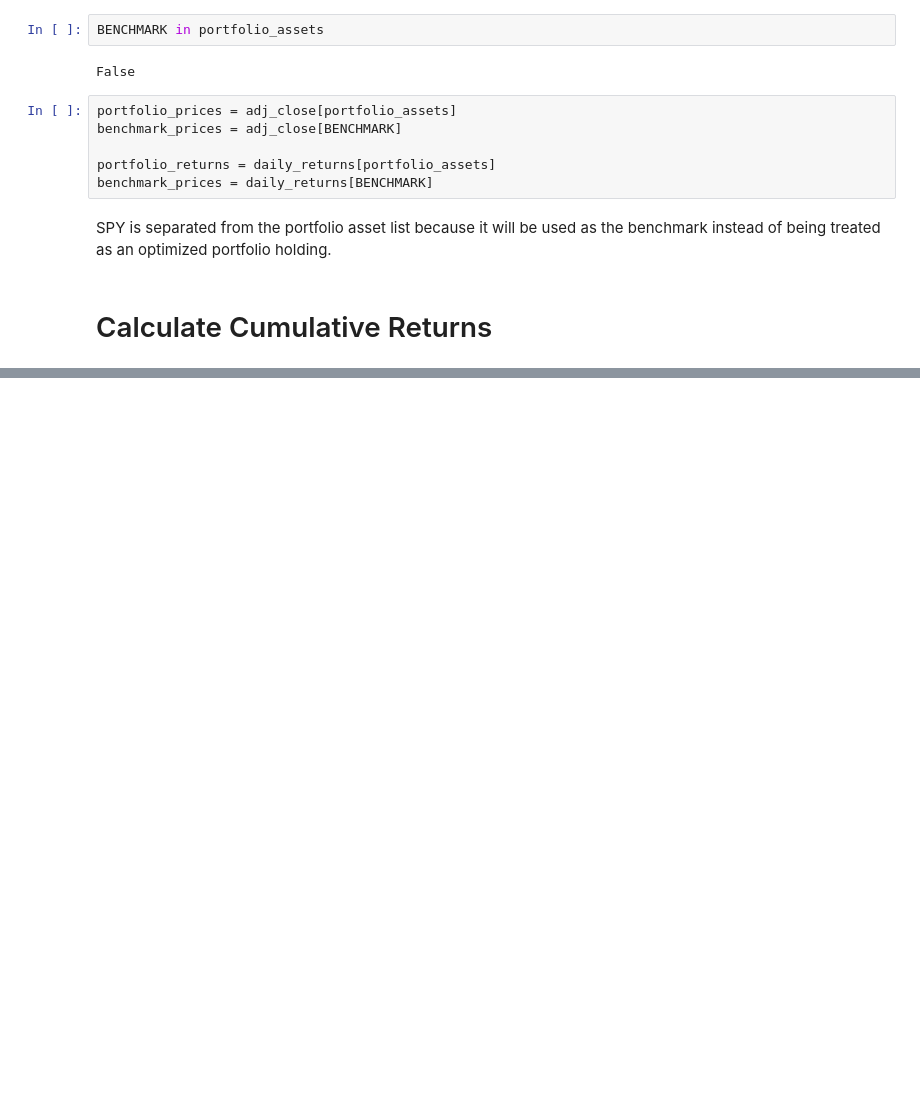
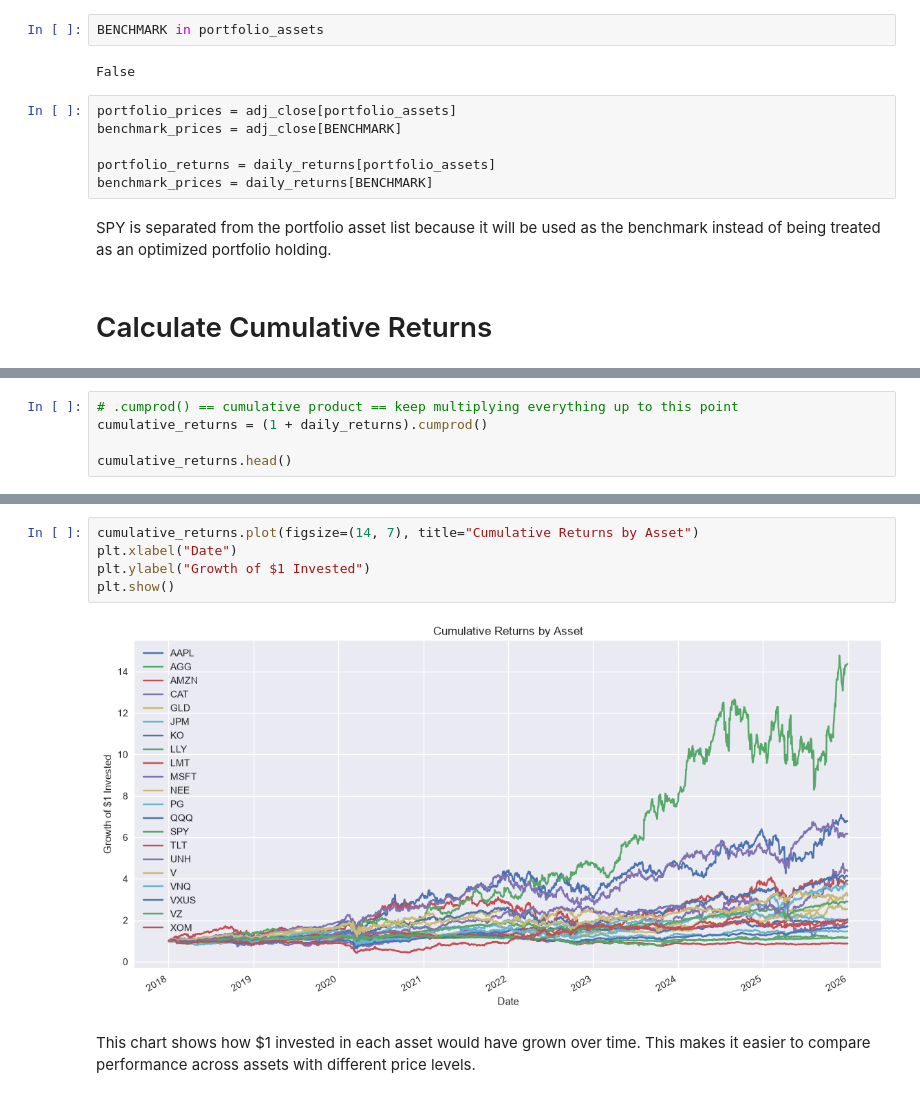
Before and after one commit to SamiiShabuse/INFO442-Group-Project, a Jupyter notebook: notebooks/03_exploratory-data-analysis.ipynb, the cells around one changed output, grey strips where cells are left out. Drawn from its saved outputs; the diff is of its cells as text; blank space fills up the shorter version.

Commit message:
create cumulative return

```diff
--- a/notebooks/03_exploratory-data-analysis.ipynb
+++ b/notebooks/03_exploratory-data-analysis.ipynb
@@ -117,0 +140,5 @@ SPY is separated from the portfolio asset list because it will be used as the be
+# %%
+# .cumprod() == cumulative product == keep multiplying everything up to this point
+cumulative_returns = (1 + daily_returns).cumprod()
+
+cumulative_returns.head()
@@ -117,0 +153,9 @@ SPY is separated from the portfolio asset list because it will be used as the be
+# %%
+cumulative_returns.plot(figsize=(14, 7), title="Cumulative Returns by Asset")
+plt.xlabel("Date")
+plt.ylabel("Growth of $1 Invested")
+plt.show()
+# %% [output]
+[figure, added]
+# %% [markdown]
+This chart shows how $1 invested in each asset would have grown over time. This makes it easier to compare performance across assets with different price levels.
```
Also changed, not shown: parts of 2 cells of this notebook.
